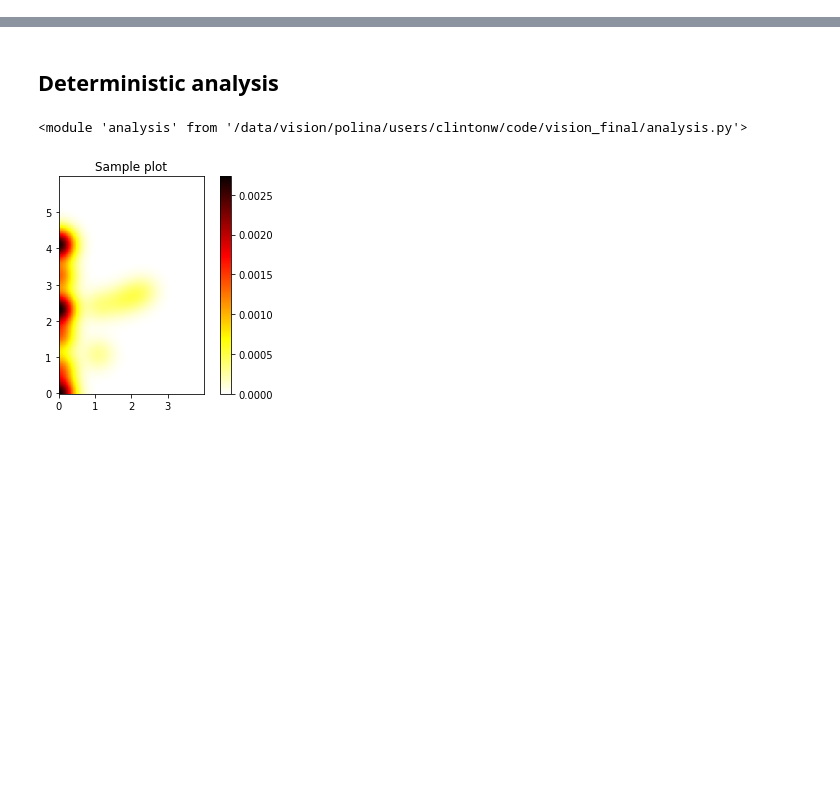
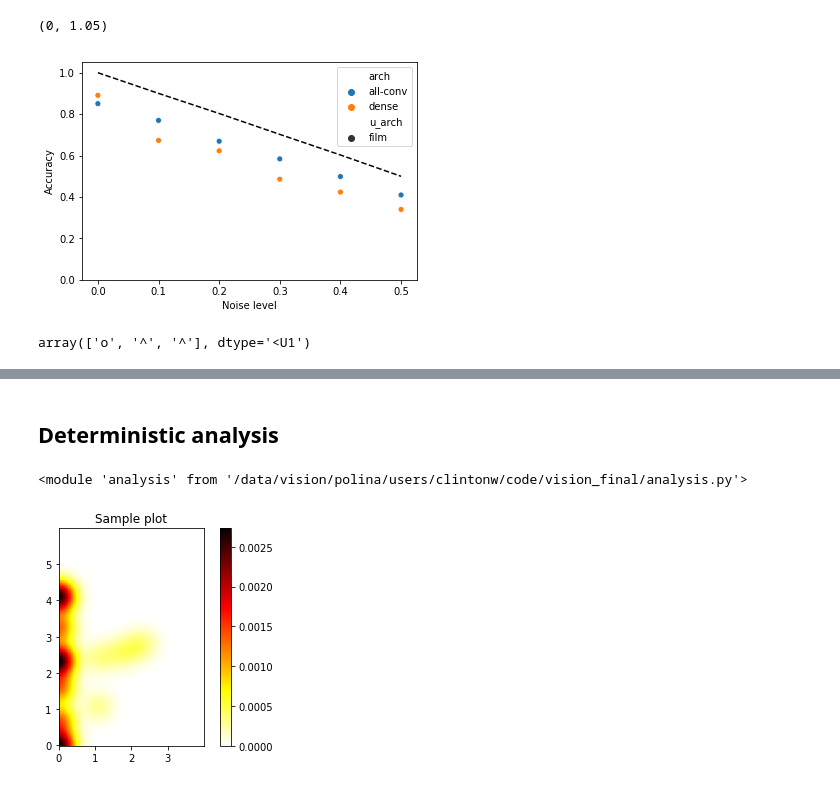
Before and after one commit to clintonjwang/conditional_nets, a Jupyter notebook: scratchpad.ipynb, the cells around one changed output, grey strips where cells are left out. Cells and saved outputs as stored; diff of their text form; code cells hidden in the pictures; blank space fills up the shorter version.

```diff
--- a/scratchpad.ipynb
+++ b/scratchpad.ipynb
@@ -78,0 +109,16 @@ glob.glob('data/fmnist/*.npy')
+# %%
+plt.figure(figsize=(6,4))
+sns.scatterplot(x='noise_p', y='acc', data=df_sub, hue='arch', style='u_arch')
+x = [0,.1,.2,.3,.4,.5]
+y = [df_sub.loc[df_sub['noise_p'] == p, 'emp_est_acc'][0] for p in x]
+plt.plot(x, y, 'k--')
+plt.xlabel('Noise level')
+plt.ylabel('Accuracy')
+plt.ylim(0,1.05)
+# %% [output]
+(0, 1.05)
+[figure, added]
+# %%
+legend[[0,1,1]]
+# %% [output]
+array(['o', '^', '^'], dtype='<U1')
```
Also changed, not shown: parts of 40 cells of this notebook, 8 other files.
